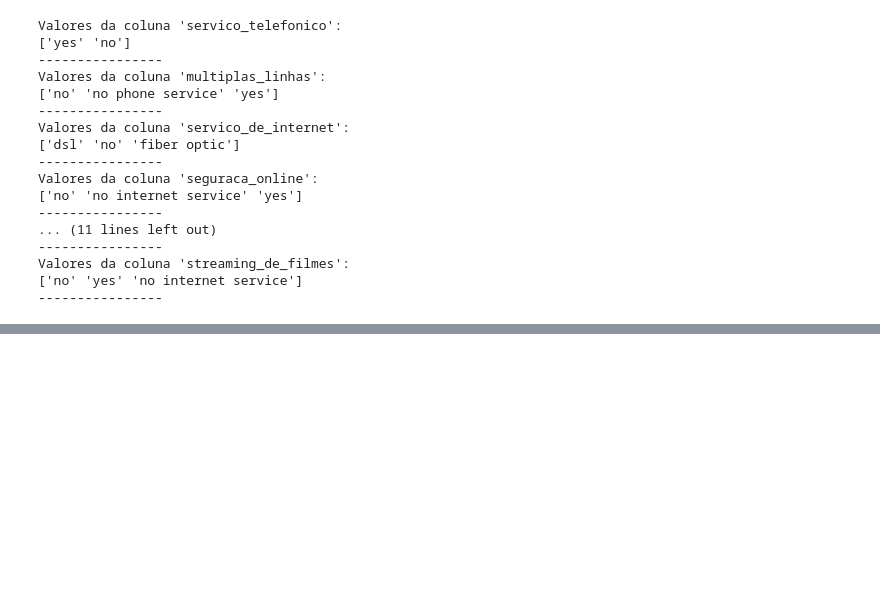
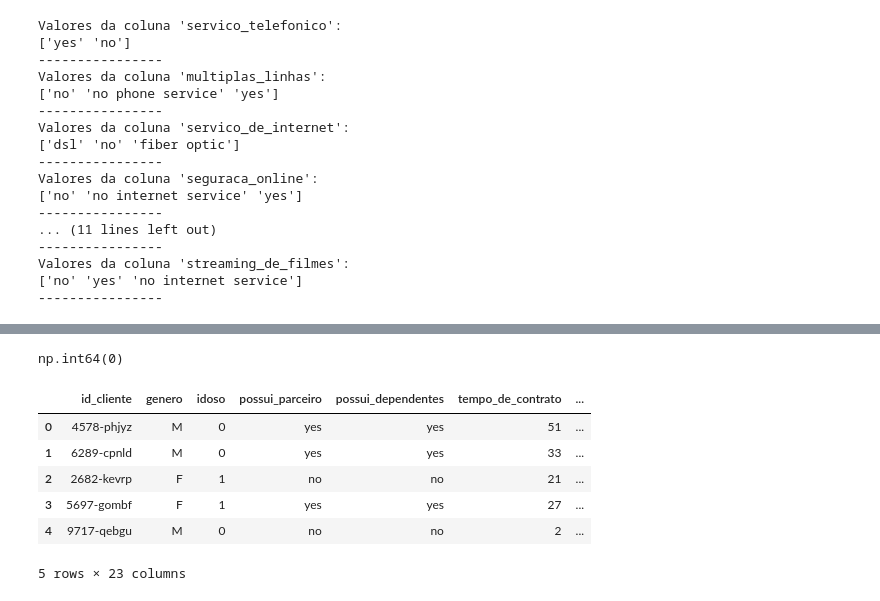
Before and after one commit to LeonardoGMoura/Projeto-Integrador-Interdisciplinar-2, a Jupyter notebook: anls_exploratoria.ipynb, the cells around one changed output, grey strips where cells are left out. Drawn from its saved outputs; the diff is of its cells as text; code cells hidden in the pictures; blank space fills up the shorter version.

```diff
--- a/anls_exploratoria.ipynb
+++ b/anls_exploratoria.ipynb
@@ -265,3 +358,33 @@ Valores da coluna 'seguraca_online':
 Valores da coluna 'streaming_de_filmes':
 ['no' 'yes' 'no internet service']
 ----------------
+# %%
+df_carteira_cliente_silver = df_carteira_cliente_traduzido.copy()
+
+l_colunas = [
+'servico_telefonico',
+'multiplas_linhas',
+'servico_de_internet',
+'seguraca_online',
+'backup_online',
+'protecao_de_dispositivos',
+'suporte_tecnico',
+'streaming_de_tv',
+'streaming_de_filmes'
+]
+# %%
+for nome_coluna in df_carteira_cliente_silver.columns:
+    if nome_coluna in l_colunas:
+        for indice_linha in range(len(df_carteira_cliente_silver)):
+            registro_selecionado = df_carteira_cliente_silver.loc[indice_linha, nome_coluna].lower()
+            if nome_coluna == "servico_de_internet":
+                continue
+            elif registro_selecionado != "no" and registro_selecionado != "yes":
+                df_carteira_cliente_silver.at[indice_linha, nome_coluna] = "no"
+# %%
+for indice_linha in range(len(df_carteira_cliente_silver)):
+    registro_selecionado = df_carteira_cliente_silver.loc[indice_linha, "genero"]
+    if registro_selecionado == "male":
+        df_carteira_cliente_silver.at[indice_linha, "genero"] = "M"
+    elif registro_selecionado == "female":
+        df_carteira_cliente_silver.at[indice_linha, "genero"] = "F"
@@ -267,0 +415,21 @@ Valores da coluna 'streaming_de_filmes':
+# %%
+df_carteira_cliente_silver.duplicated().sum()
+# %% [output]
+np.int64(0)
+# %%
+for indice_linha in range(len(df_carteira_cliente_silver)):
+    registro_selecionado = df_carteira_cliente_silver.loc[indice_linha, "genero"]
+    if registro_selecionado == "male":
+        df_carteira_cliente_silver.at[indice_linha, "genero"] = "M"
+    elif registro_selecionado == "female":
+        df_carteira_cliente_silver.at[indice_linha, "genero"] = "F"
+# %%
+df_carteira_cliente_silver.head()
+# %% [output]
+|  | id_cliente | genero | idoso | possui_parceiro | possui_dependentes | tempo_de_contrato | ... |
+| 0 | 4578-phjyz | M | 0 | yes | yes | 51 | ... |
+| 1 | 6289-cpnld | M | 0 | yes | yes | 33 | ... |
+| 2 | 2682-kevrp | F | 1 | no | no | 21 | ... |
+| 3 | 5697-gombf | F | 1 | yes | yes | 27 | ... |
+| 4 | 9717-qebgu | M | 0 | no | no | 2 | ... |
+5 rows × 23 columns
```
Also changed, not shown: parts of 17 cells of this notebook.
